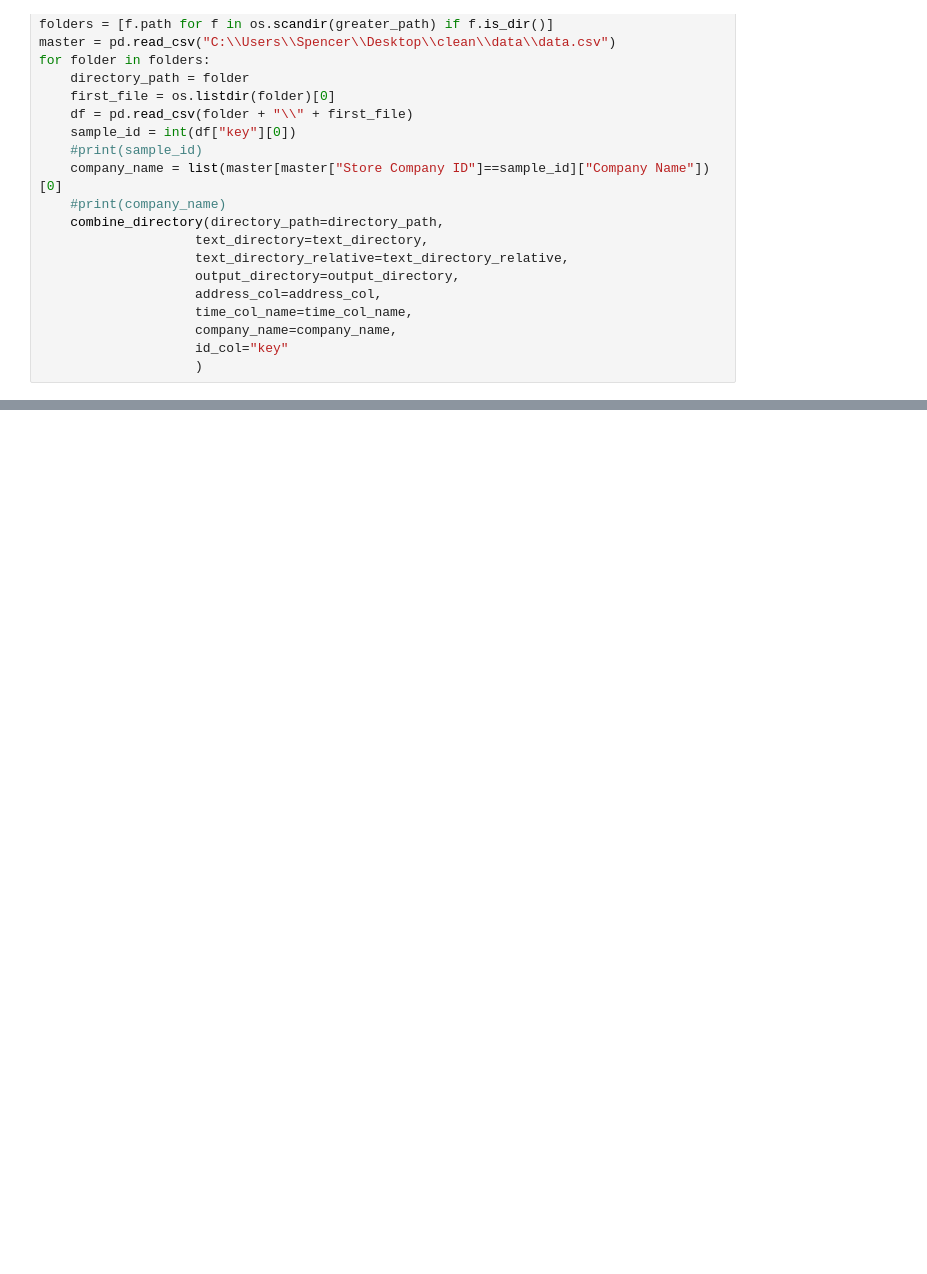
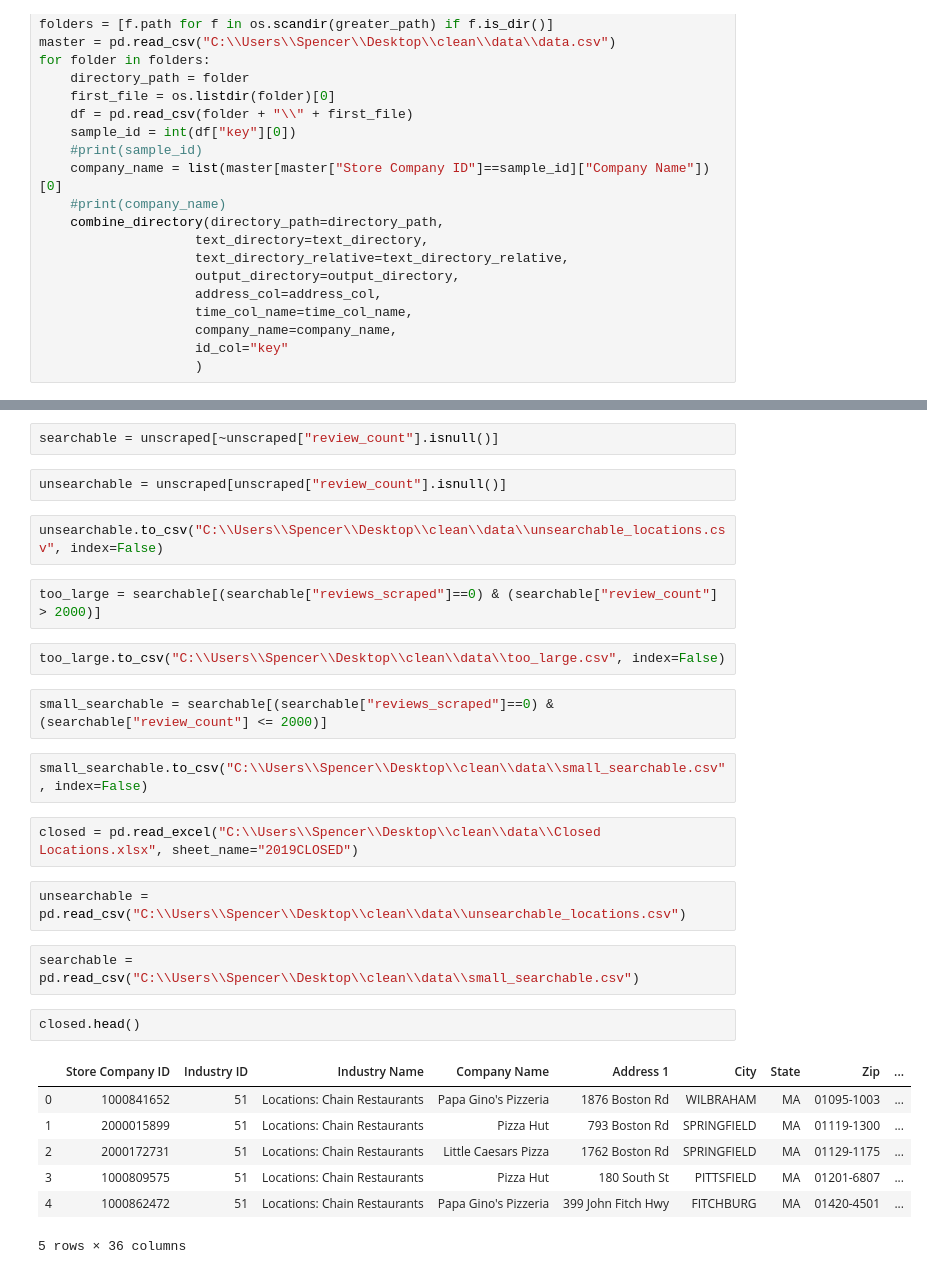
Before and after one commit to spencerqbrown/clean, a Jupyter notebook: cleaning_log.ipynb, the cells around one changed output, grey strips where cells are left out. Cells and saved outputs as stored; diff of their text form; blank space fills up the shorter version.

```diff
--- a/cleaning_log.ipynb
+++ b/cleaning_log.ipynb
@@ -3577,0 +3602,30 @@ for folder in folders:
+# %%
+searchable = unscraped[~unscraped["review_count"].isnull()]
+# %%
+unsearchable = unscraped[unscraped["review_count"].isnull()]
+# %%
+unsearchable.to_csv("C:\\Users\\Spencer\\Desktop\\clean\\data\\unsearchable_locations.csv", index=False)
+# %%
+too_large = searchable[(searchable["reviews_scraped"]==0) & (searchable["review_count"] > 2000)]
+# %%
+too_large.to_csv("C:\\Users\\Spencer\\Desktop\\clean\\data\\too_large.csv", index=False)
+# %%
+small_searchable = searchable[(searchable["reviews_scraped"]==0) & (searchable["review_count"] <= 2000)]
+# %%
+small_searchable.to_csv("C:\\Users\\Spencer\\Desktop\\clean\\data\\small_searchable.csv", index=False)
+# %%
+closed = pd.read_excel("C:\\Users\\Spencer\\Desktop\\clean\\data\\Closed Locations.xlsx", sheet_name="2019CLOSED")
+# %%
+unsearchable = pd.read_csv("C:\\Users\\Spencer\\Desktop\\clean\\data\\unsearchable_locations.csv")
+# %%
+searchable = pd.read_csv("C:\\Users\\Spencer\\Desktop\\clean\\data\\small_searchable.csv")
+# %%
+closed.head()
+# %% [output]
+|  | Store Company ID | Industry ID | Industry Name | Company Name | Address 1 | City | State | Zip | ... |
+| 0 | 1000841652 | 51 | Locations: Chain Restaurants | Papa Gino's Pizzeria | 1876 Boston Rd | WILBRAHAM | MA | 01095-1003 | ... |
+| 1 | 2000015899 | 51 | Locations: Chain Restaurants | Pizza Hut | 793 Boston Rd | SPRINGFIELD | MA | 01119-1300 | ... |
+| 2 | 2000172731 | 51 | Locations: Chain Restaurants | Little Caesars Pizza | 1762 Boston Rd | SPRINGFIELD | MA | 01129-1175 | ... |
+| 3 | 1000809575 | 51 | Locations: Chain Restaurants | Pizza Hut | 180 South St | PITTSFIELD | MA | 01201-6807 | ... |
+| 4 | 1000862472 | 51 | Locations: Chain Restaurants | Papa Gino's Pizzeria | 399 John Fitch Hwy | FITCHBURG | MA | 01420-4501 | ... |
+5 rows × 36 columns
```
Also changed, not shown: parts of 9 cells of this notebook, 2 other files.
